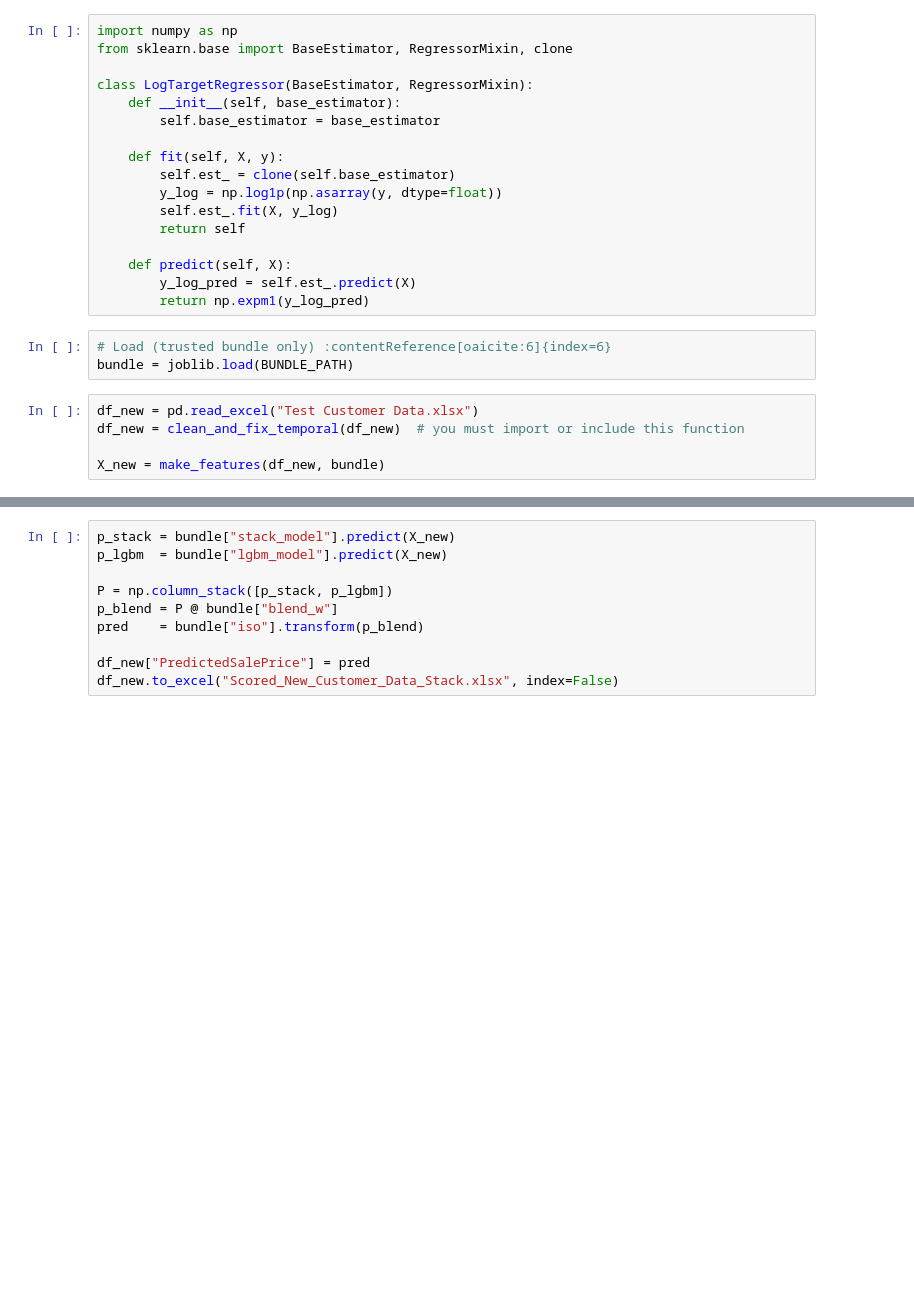
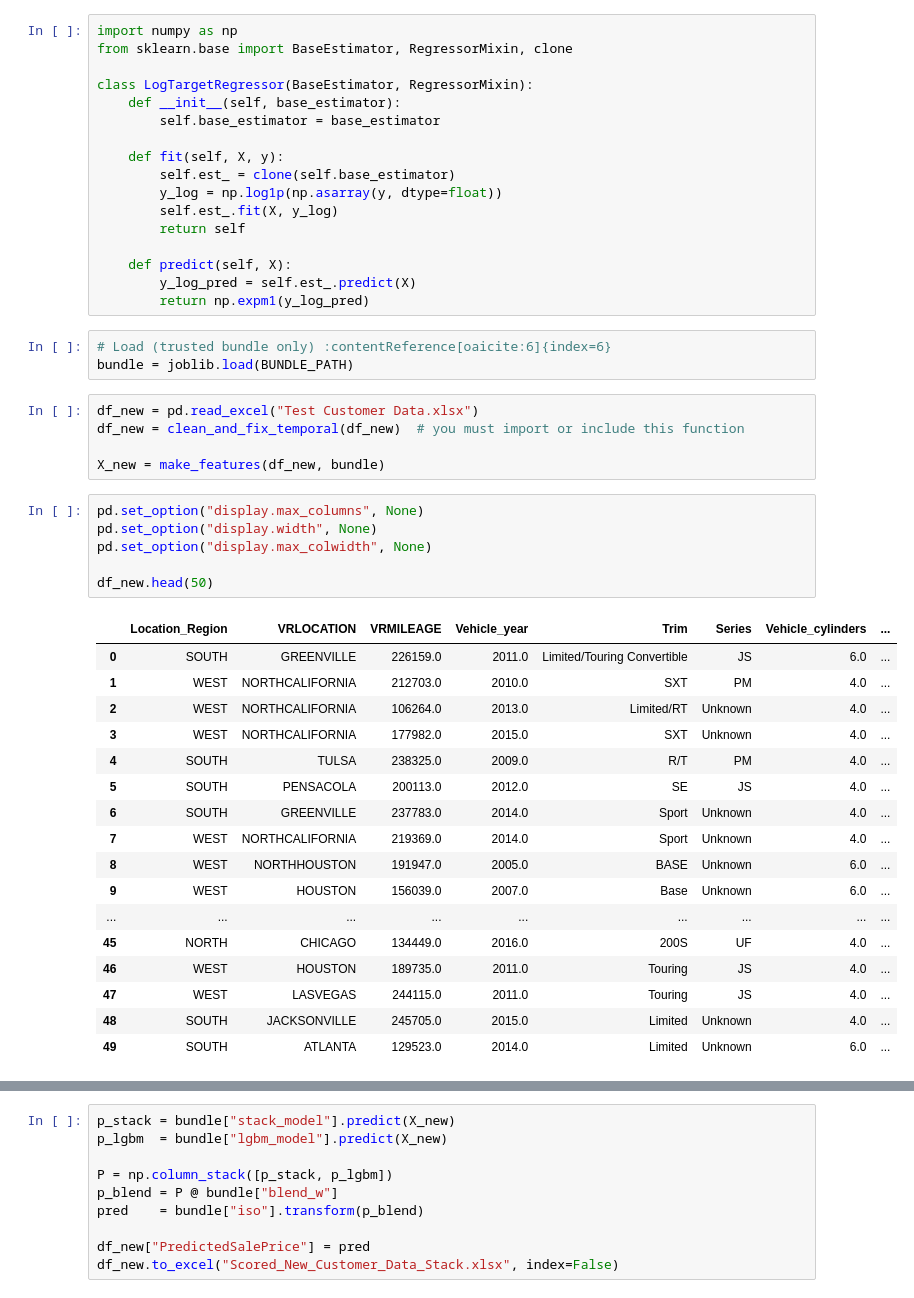
Before and after one commit to ChenC25/Machine-Learning, a Jupyter notebook: Prediction_Final/score_stack_lgbm.ipynb, the cells around one changed output, grey strips where cells are left out. Drawn from its saved outputs; the diff is of its cells as text; blank space fills up the shorter version.

```diff
--- a/Prediction_Final/score_stack_lgbm.ipynb
+++ b/Prediction_Final/score_stack_lgbm.ipynb
@@ -115,3 +332,27 @@ df_new = pd.read_excel("Test Customer Data.xlsx")
 df_new = clean_and_fix_temporal(df_new)  # you must import or include this function
 
 X_new = make_features(df_new, bundle)
+# %%
+pd.set_option("display.max_columns", None)
+pd.set_option("display.width", None)
+pd.set_option("display.max_colwidth", None)
+
+df_new.head(50)
+# %% [output]
+|  | Location_Region | VRLOCATION | VRMILEAGE | Vehicle_year | Trim | Series | Vehicle_cylinders | ... |
+| 0 | SOUTH | GREENVILLE | 226159.0 | 2011.0 | Limited/Touring Convertible | JS | 6.0 | ... |
+| 1 | WEST | NORTHCALIFORNIA | 212703.0 | 2010.0 | SXT | PM | 4.0 | ... |
+| 2 | WEST | NORTHCALIFORNIA | 106264.0 | 2013.0 | Limited/RT | Unknown | 4.0 | ... |
+| 3 | WEST | NORTHCALIFORNIA | 177982.0 | 2015.0 | SXT | Unknown | 4.0 | ... |
+| 4 | SOUTH | TULSA | 238325.0 | 2009.0 | R/T | PM | 4.0 | ... |
+| 5 | SOUTH | PENSACOLA | 200113.0 | 2012.0 | SE | JS | 4.0 | ... |
+| 6 | SOUTH | GREENVILLE | 237783.0 | 2014.0 | Sport | Unknown | 4.0 | ... |
+| 7 | WEST | NORTHCALIFORNIA | 219369.0 | 2014.0 | Sport | Unknown | 4.0 | ... |
+| 8 | WEST | NORTHHOUSTON | 191947.0 | 2005.0 | BASE | Unknown | 6.0 | ... |
+| 9 | WEST | HOUSTON | 156039.0 | 2007.0 | Base | Unknown | 6.0 | ... |
+| ... | ... | ... | ... | ... | ... | ... | ... | ... |
+| 45 | NORTH | CHICAGO | 134449.0 | 2016.0 | 200S | UF | 4.0 | ... |
+| 46 | WEST | HOUSTON | 189735.0 | 2011.0 | Touring | JS | 4.0 | ... |
+| 47 | WEST | LASVEGAS | 244115.0 | 2011.0 | Touring | JS | 4.0 | ... |
+| 48 | SOUTH | JACKSONVILLE | 245705.0 | 2015.0 | Limited | Unknown | 4.0 | ... |
+| 49 | SOUTH | ATLANTA | 129523.0 | 2014.0 | Limited | Unknown | 6.0 | ... |
```
Also changed, not shown: parts of 3 cells of this notebook, 4 other files.
